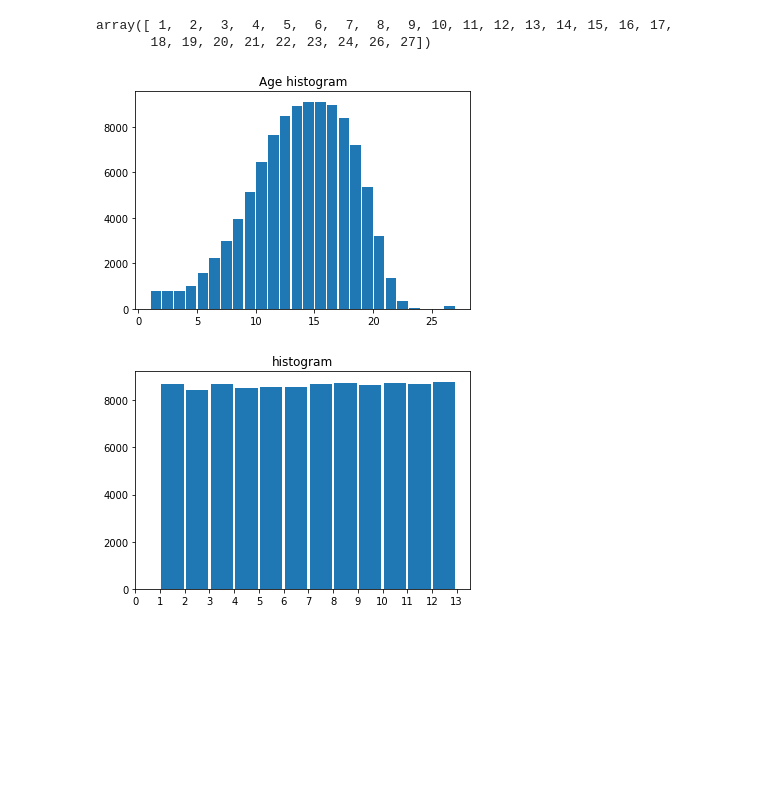
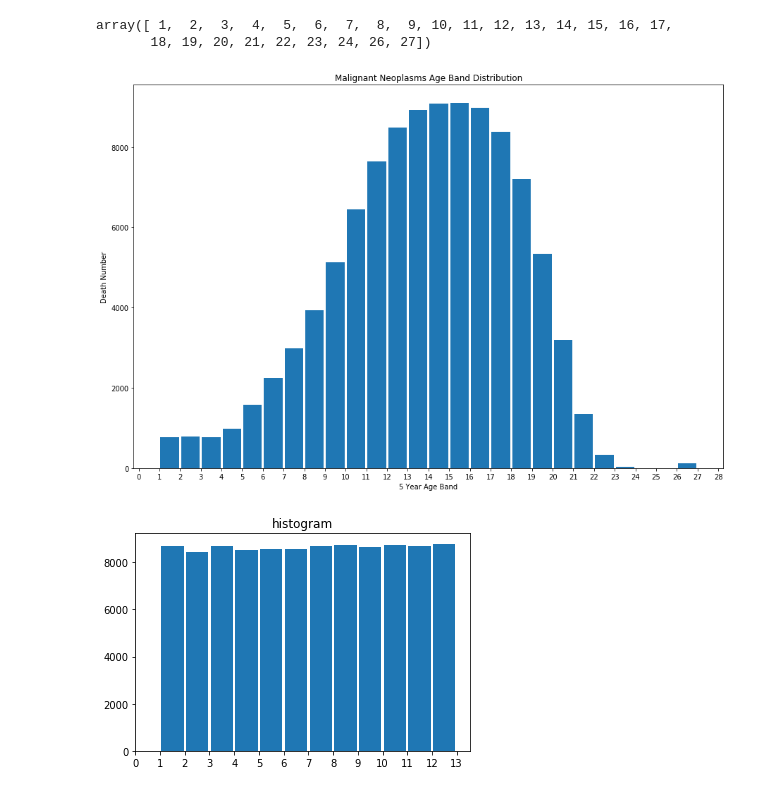
Before and after one commit to HenryWang6/FoA_finalproject, a Jupyter notebook: 5.3.2-Mortality-Model_1_4恶性肿瘤onehot_age_band.ipynb, the cells around one changed output. Drawn from its saved outputs; the diff is of its cells as text; code cells hidden in the pictures; blank space fills up the shorter version.

```diff
--- a/5.3.2-Mortality-Model_1_4恶性肿瘤onehot_age_band.ipynb
+++ b/5.3.2-Mortality-Model_1_4恶性肿瘤onehot_age_band.ipynb
@@ -233,14 +222,17 @@ array([ 1,  2,  3,  4,  5,  6,  7,  8,  9, 10, 11, 12, 13, 14, 15, 16, 17,
 mdl_data = mdl_data[~mdl_data['5y_age_band_recode'].isin([999])]
 #mdl_data['detail_age'].unique()
 # %%
-#gae
+#age
 #np.unique(mdl_data['sex'])
+plt.figure(figsize=(15,10))
 plt.hist(mdl_data['5y_age_band_recode'], bins=np.arange(1,28), rwidth=0.9)
-plt.title("Age histogram")
-#plt.xticks(np.arange(2005,2016))
+plt.title("Malignant Neoplasms Age Band Distribution")
+plt.xlabel('5 Year Age Band')
+plt.ylabel('Death Number')
+plt.xticks(np.arange(0,29))
 plt.show()
 # %% [output]
-[figure, old version]
+[figure, new version]
 # %%
 mdl_data['month_str'] = mdl_data['month_of_death'].astype(str)
 # %%
```
Also changed, not shown: parts of 2 cells of this notebook, 4 other files.
